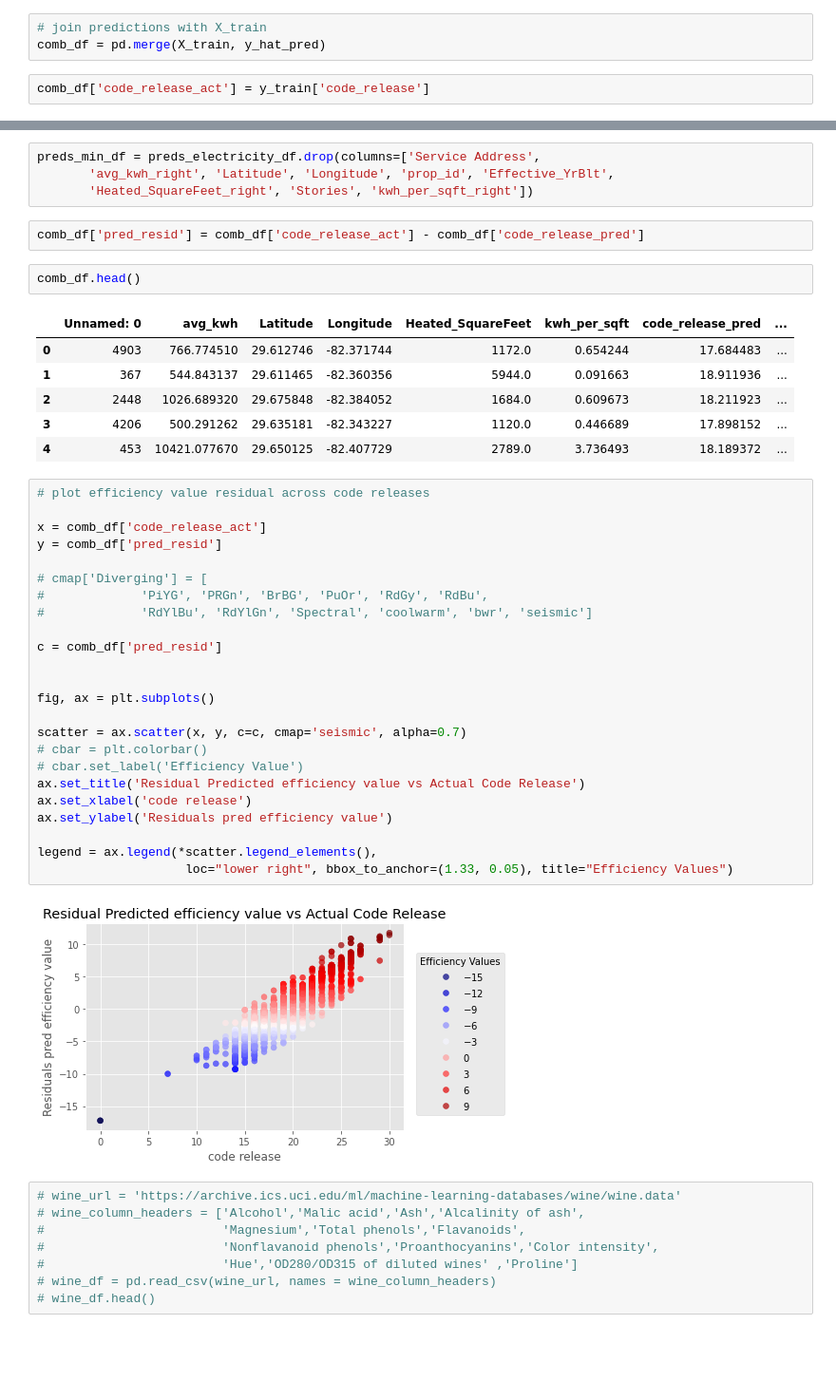
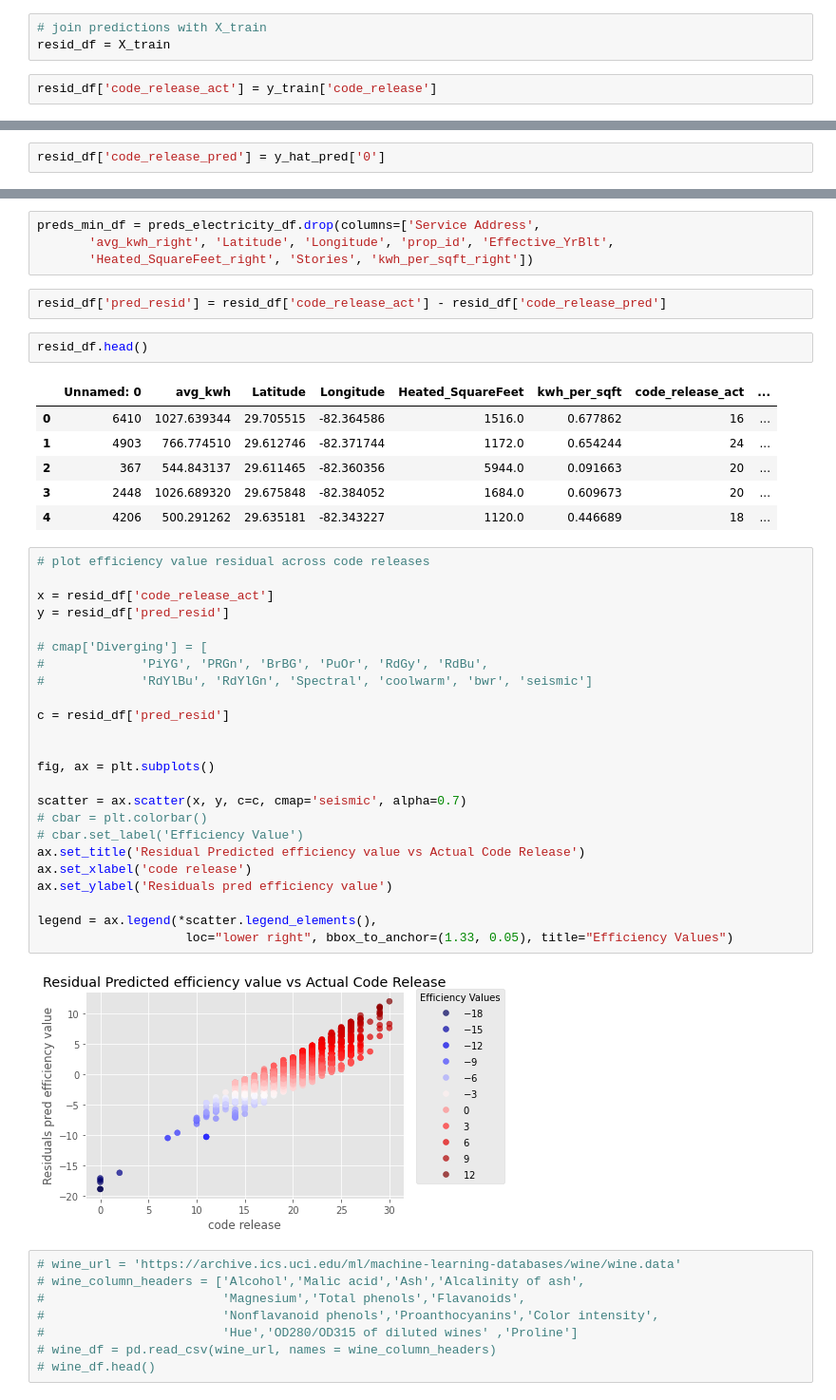
Before and after one commit to katiejohnsonsf/Forecasting-a-Carbon-Zero-City, a Jupyter notebook: Pred EDA.ipynb, the cells around one changed output, grey strips where cells are left out. Shown at 95% size. Saved outputs shown, nothing was run; the diff lists cells and outputs as text; blank space fills up the shorter version.

```diff
--- a/Pred EDA.ipynb
+++ b/Pred EDA.ipynb
@@ -66,5 +26,5 @@ y_train
 # %%
 # join predictions with X_train
-comb_df = pd.merge(X_train, y_hat_pred)
+resid_df = X_train
 # %%
-comb_df['code_release_act'] = y_train['code_release']
+resid_df['code_release_act'] = y_train['code_release']
@@ -128,3 +31,5 @@ col_kwh_year_df.head()
+# %%
+resid_df['code_release_pred'] = y_hat_pred['0']
 # %%
 len(kwh_year_df['Parcel Number'].unique())
 # %% [output]
@@ -188,42 +72,42 @@ preds_min_df = preds_electricity_df.drop(columns=['Service Address',
        'avg_kwh_right', 'Latitude', 'Longitude', 'prop_id', 'Effective_YrBlt',
        'Heated_SquareFeet_right', 'Stories', 'kwh_per_sqft_right'])
 # %%
-comb_df['pred_resid'] = comb_df['code_release_act'] - comb_df['code_release_pred']
+resid_df['pred_resid'] = resid_df['code_release_act'] - resid_df['code_release_pred']
 # %%
-comb_df.head()
+resid_df.head()
 # %% [output]
-|  | Unnamed: 0 | avg_kwh | Latitude | Longitude | Heated_SquareFeet | kwh_per_sqft | code_release_pred | ... |
-| 0 | 4903 | 766.774510 | 29.612746 | -82.371744 | 1172.0 | 0.654244 | 17.684483 | ... |
-| 1 | 367 | 544.843137 | 29.611465 | -82.360356 | 5944.0 | 0.091663 | 18.911936 | ... |
-| 2 | 2448 | 1026.689320 | 29.675848 | -82.384052 | 1684.0 | 0.609673 | 18.211923 | ... |
-| 3 | 4206 | 500.291262 | 29.635181 | -82.343227 | 1120.0 | 0.446689 | 17.898152 | ... |
-| 4 | 453 | 10421.077670 | 29.650125 | -82.407729 | 2789.0 | 3.736493 | 18.189372 | ... |
+|  | Unnamed: 0 | avg_kwh | Latitude | Longitude | Heated_SquareFeet | kwh_per_sqft | code_release_act | ... |
+| 0 | 6410 | 1027.639344 | 29.705515 | -82.364586 | 1516.0 | 0.677862 | 16 | ... |
+| 1 | 4903 | 766.774510 | 29.612746 | -82.371744 | 1172.0 | 0.654244 | 24 | ... |
+| 2 | 367 | 544.843137 | 29.611465 | -82.360356 | 5944.0 | 0.091663 | 20 | ... |
+| 3 | 2448 | 1026.689320 | 29.675848 | -82.384052 | 1684.0 | 0.609673 | 20 | ... |
+| 4 | 4206 | 500.291262 | 29.635181 | -82.343227 | 1120.0 | 0.446689 | 18 | ... |
 # %%
 # plot efficiency value residual across code releases
 
-x = comb_df['code_release_act']
-y = comb_df['pred_resid']
+x = resid_df['code_release_act']
+y = resid_df['pred_resid']
 
 # cmap['Diverging'] = [
 #             'PiYG', 'PRGn', 'BrBG', 'PuOr', 'RdGy', 'RdBu',
 #             'RdYlBu', 'RdYlGn', 'Spectral', 'coolwarm', 'bwr', 'seismic']
 
-c = comb_df['pred_resid']
+c = resid_df['pred_resid']
 
 
 fig, ax = plt.subplots()
 
 scatter = ax.scatter(x, y, c=c, cmap='seismic', alpha=0.7)
 # cbar = plt.colorbar()
 # cbar.set_label('Efficiency Value')
 ax.set_title('Residual Predicted efficiency value vs Actual Code Release')
 ax.set_xlabel('code release')
 ax.set_ylabel('Residuals pred efficiency value')
 
 legend = ax.legend(*scatter.legend_elements(),
                     loc="lower right", bbox_to_anchor=(1.33, 0.05), title="Efficiency Values")
 # %% [output]
-[figure, old version]
+[figure, new version]
 # %%
 # wine_url = 'https://archive.ics.uci.edu/ml/machine-learning-databases/wine/wine.data'
 # wine_column_headers = ['Alcohol','Malic acid','Ash','Alcalinity of ash',
```
Also changed, not shown: parts of 21 cells of this notebook, 2 other files.
